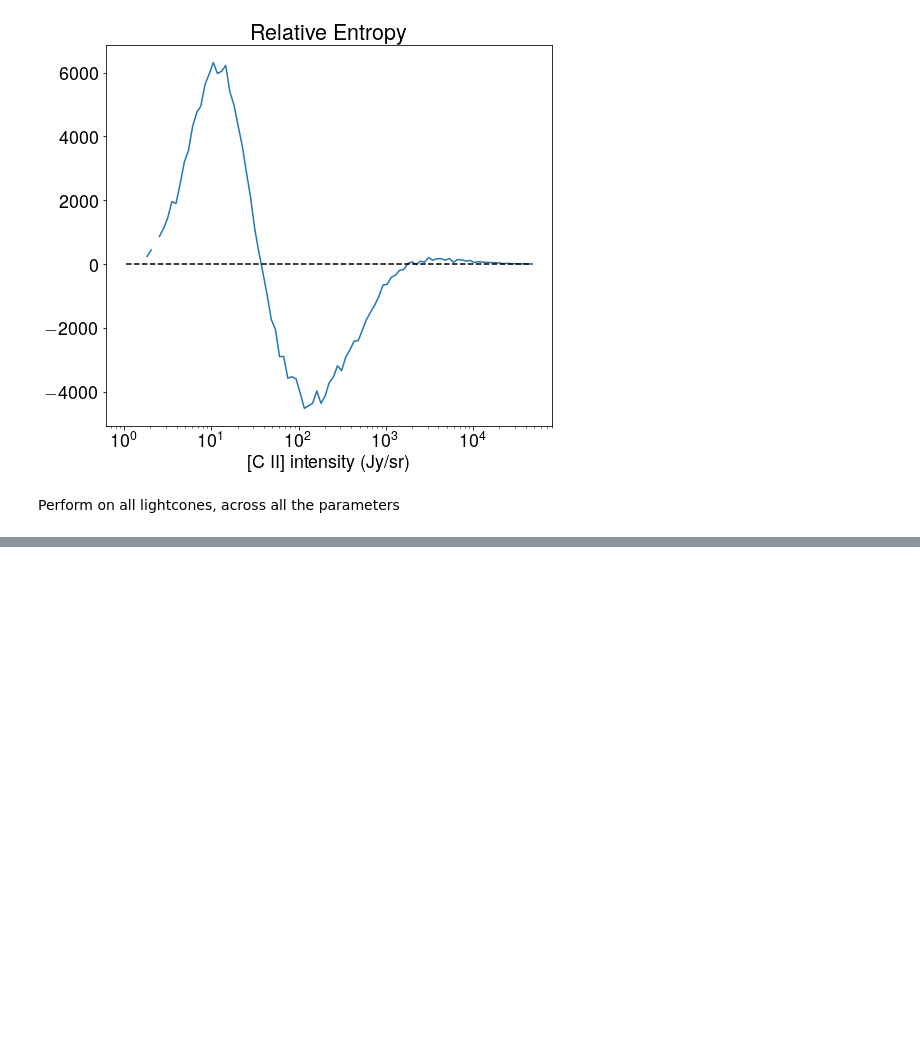
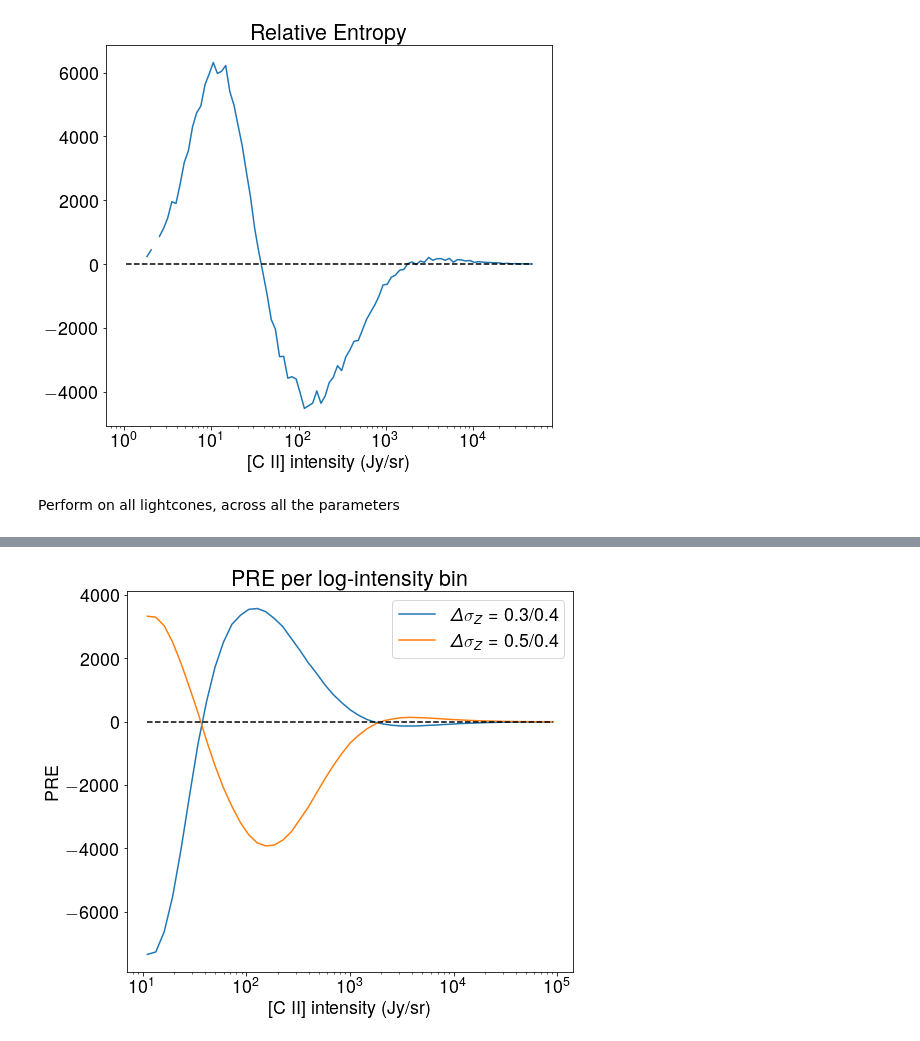
Before and after one commit to PatrickHorlaville/CITA_LIM, a Jupyter notebook: readmes/dsrel_readme.ipynb, the cells around one changed output, grey strips where cells are left out. Cells and saved outputs as stored; diff of their text form; code cells hidden in the pictures; blank space fills up the shorter version.

```diff
--- a/readmes/dsrel_readme.ipynb
+++ b/readmes/dsrel_readme.ipynb
@@ -231,0 +225,16 @@ plt.savefig('paper_figs/dpre.png', bbox_inches = 'tight')
+# %%
+plt.plot(center, avg_zdex04_sig*np.log(avg_zdex03_sig/avg_zdex04_sig), label = r'$\Delta \sigma_Z$ = 0.3/0.4')
+plt.plot(center, avg_zdex04_sig*np.log(avg_zdex05_sig/avg_zdex04_sig), label = r'$\Delta \sigma_Z$ = 0.5/0.4')
+
+plt.xlabel('[C II] intensity (Jy/sr)')
+plt.ylabel('PRE')
+#plt.yscale('log')
+plt.xscale('log')
+plt.title('PRE per log-intensity bin')
+plt.legend()
+
+plt.hlines(y = 0, xmin = center[0], xmax = center[-1], color = 'k', linestyle = '--')
+
+plt.savefig('paper_figs/pre_sig.png', bbox_inches = 'tight')
+# %% [output]
+[figure, added]
```
Also changed, not shown: parts of 13 cells of this notebook, 7 other files.
